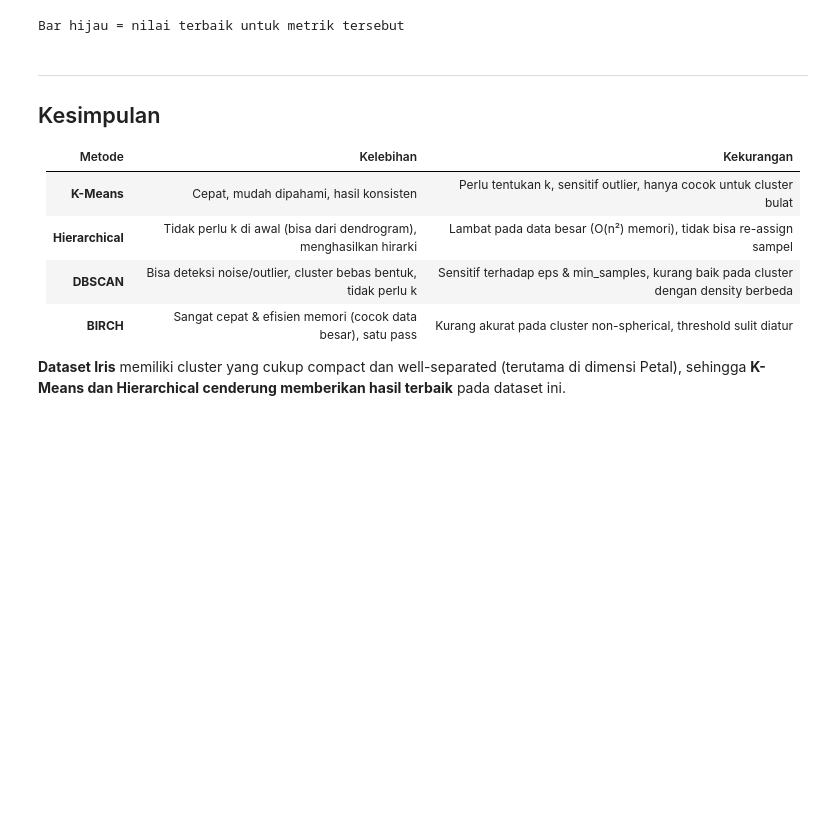
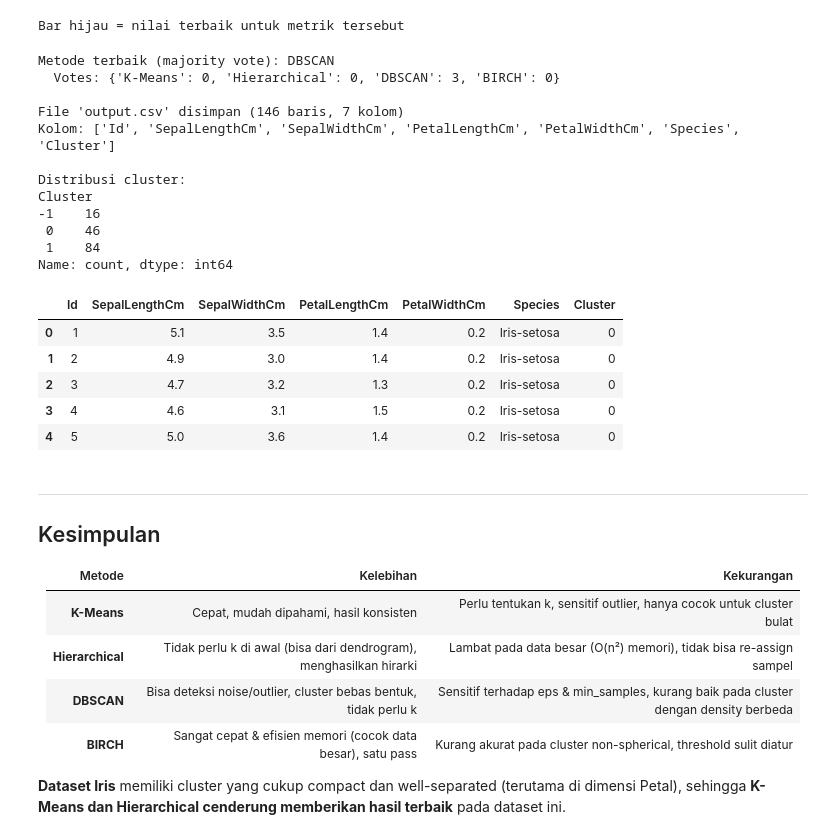
Before and after one commit to tamamfb/how-AI-works, a Jupyter notebook: 1. Machine Learning/3. Unsupervised Learning/notebook.ipynb, the cells around one changed output. Saved outputs shown, nothing was run; the diff lists cells and outputs as text; code cells hidden in the pictures; blank space fills up the shorter version.

Commit message:
feat: save cluster

```diff
--- a/1. Machine Learning/3. Unsupervised Learning/notebook.ipynb
+++ b/1. Machine Learning/3. Unsupervised Learning/notebook.ipynb
@@ -682,6 +682,57 @@ print("\nBar hijau = nilai terbaik untuk metrik tersebut")
 # %% [output]
 [figure]
 Bar hijau = nilai terbaik untuk metrik tersebut
+# %%
+# Tentukan metode terbaik berdasarkan majority vote dari 3 metrik
+all_labels_map = {
+    'K-Means': kmeans_labels,
+    'Hierarchical': agg_labels,
+    'DBSCAN': dbscan_labels,
+    'BIRCH': birch_labels,
+}
+
+votes = {m: 0 for m in df_results['Metode']}
+votes[df_results.loc[df_results['Silhouette'].idxmax(), 'Metode']]        += 1
+votes[df_results.loc[df_results['Davies-Bouldin'].idxmin(), 'Metode']]    += 1
+votes[df_results.loc[df_results['Calinski-Harabasz'].idxmax(), 'Metode']] += 1
+
+best_method = max(votes, key=votes.get)
+best_labels = all_labels_map[best_method]
+
+print(f"Metode terbaik (majority vote): {best_method}")
+print(f"  Votes: {votes}")
+
+# Buat output.csv — semua kolom asli + kolom Cluster
+df_output = df_clean.copy()
+df_output['Cluster'] = best_labels
+
+output_path = 'output.csv'
+df_output.to_csv(output_path, index=False)
+
+print(f"\nFile '{output_path}' disimpan ({len(df_output)} baris, {len(df_output.columns)} kolom)")
+print(f"Kolom: {list(df_output.columns)}")
+print(f"\nDistribusi cluster:")
+print(df_output['Cluster'].value_counts().sort_index())
+df_output.head()
+# %% [output]
+Metode terbaik (majority vote): DBSCAN
+  Votes: {'K-Means': 0, 'Hierarchical': 0, 'DBSCAN': 3, 'BIRCH': 0}
+
+File 'output.csv' disimpan (146 baris, 7 kolom)
+Kolom: ['Id', 'SepalLengthCm', 'SepalWidthCm', 'PetalLengthCm', 'PetalWidthCm', 'Species', 'Cluster']
+
+Distribusi cluster:
+Cluster
+-1    16
+ 0    46
+ 1    84
+Name: count, dtype: int64
+|  | Id | SepalLengthCm | SepalWidthCm | PetalLengthCm | PetalWidthCm | Species | Cluster |
+| 0 | 1 | 5.1 | 3.5 | 1.4 | 0.2 | Iris-setosa | 0 |
+| 1 | 2 | 4.9 | 3.0 | 1.4 | 0.2 | Iris-setosa | 0 |
+| 2 | 3 | 4.7 | 3.2 | 1.3 | 0.2 | Iris-setosa | 0 |
+| 3 | 4 | 4.6 | 3.1 | 1.5 | 0.2 | Iris-setosa | 0 |
+| 4 | 5 | 5.0 | 3.6 | 1.4 | 0.2 | Iris-setosa | 0 |
 # %% [markdown]
 ---
 ## Kesimpulan
```
Also changed, not shown: parts of 1 cell of this notebook, 1 other file.
